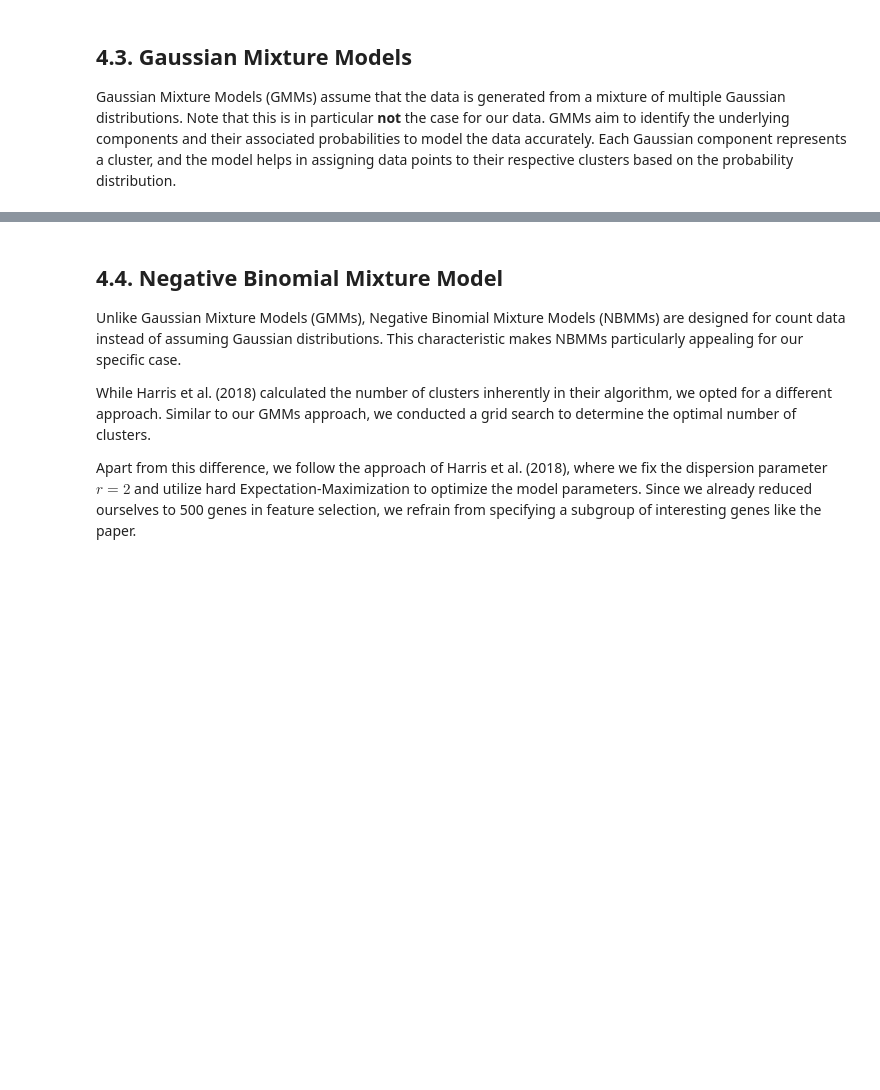
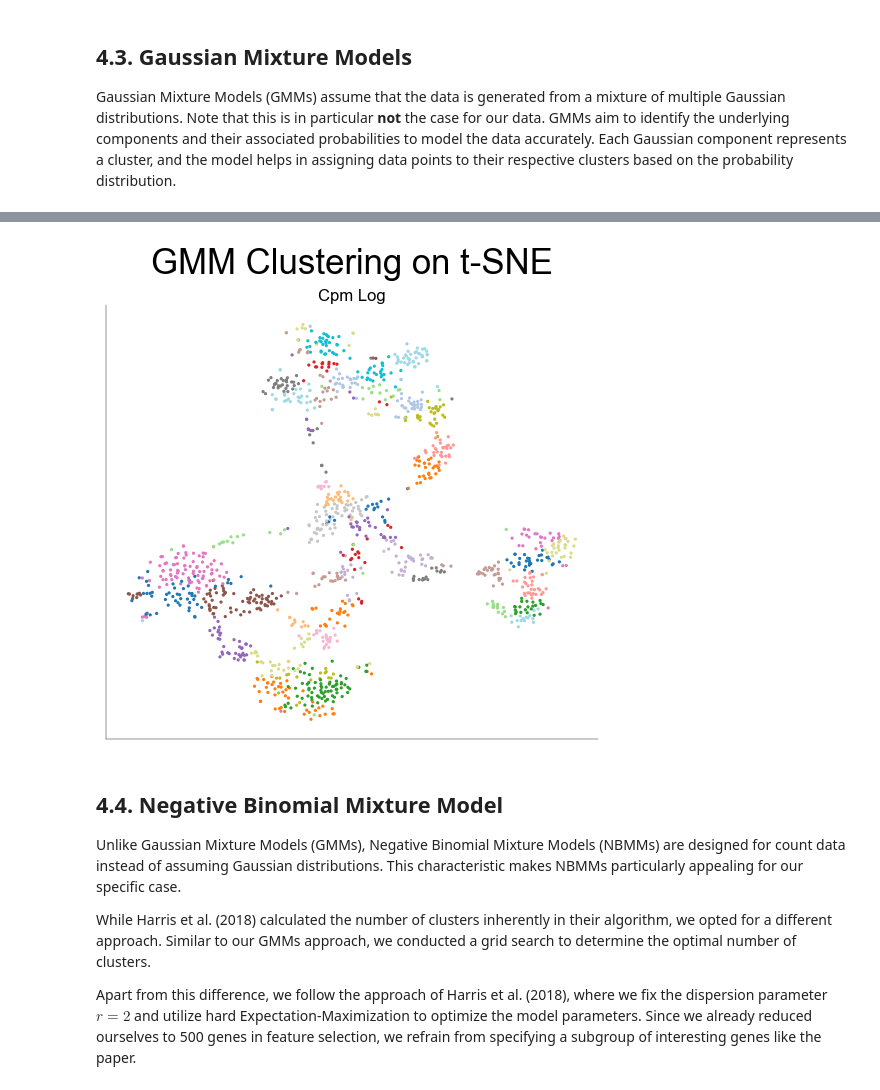
Before and after one commit to H-Kugler/neural-data-science, a Jupyter notebook: final_project/practical03_hand_in.ipynb, the cells around one changed output, grey strips where cells are left out. Cells and saved outputs as stored; diff of their text form; code cells hidden in the pictures; blank space fills up the shorter version.

```diff
--- a/final_project/practical03_hand_in.ipynb
+++ b/final_project/practical03_hand_in.ipynb
@@ -1034,3 +1058,7 @@ Best result: 63 clusters, BIC = 395705.5647480104
+# %%
+plot_2d_vis(tsne_results, "GMM Clustering on t-SNE", gmm_labels)
+# %% [output]
+[figure, added]
 # %% [markdown]
 ## 4.4. Negative Binomial Mixture Model
 
```
Also changed, not shown: parts of 20 cells of this notebook, 1 other file.
